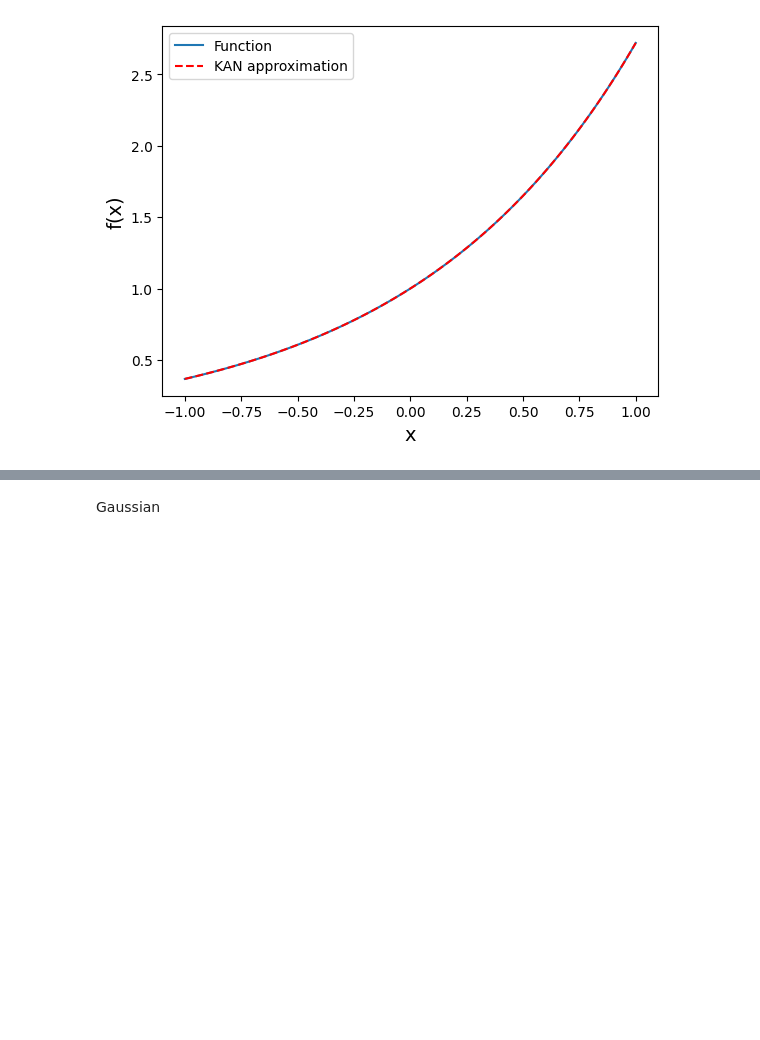
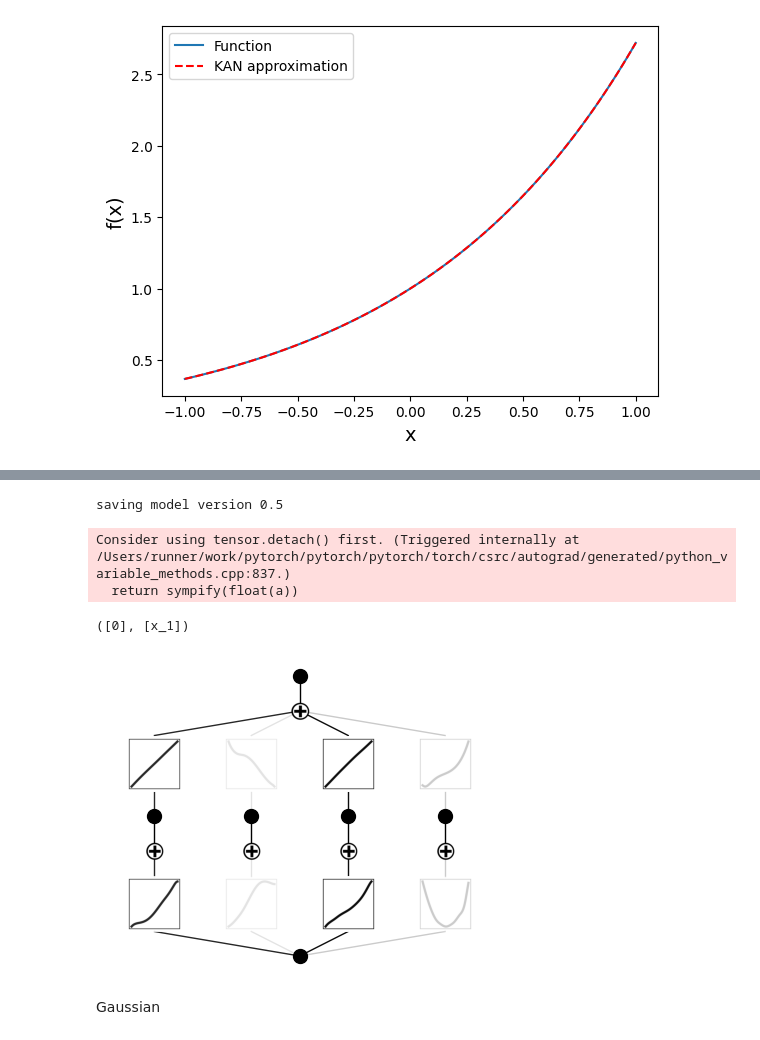
Before and after one commit to byang-nu/function_simulation, a Jupyter notebook: pykan_attempt.ipynb, the cells around one changed output, grey strips where cells are left out. Saved outputs shown, nothing was run; the diff lists cells and outputs as text; code cells hidden in the pictures; blank space fills up the shorter version.

```diff
--- a/pykan_attempt.ipynb
+++ b/pykan_attempt.ipynb
@@ -78,3 +136,13 @@ model_exp.plot(beta=100, in_vars=['x'], out_vars=['y'], title = 'Exponential')
+# %%
+model_exp = model_exp.prune()   # prune nodes and edges together
+model_exp.plot()
+model_exp.symbolic_formula()
+# %% [output]
+saving model version 0.5
+Consider using tensor.detach() first. (Triggered internally at /Users/runner/work/pytorch/pytorch/pytorch/torch/csrc/autograd/generated/python_variable_methods.cpp:837.)
+  return sympify(float(a))
+([0], [x_1])
+[figure, added]
 # %% [markdown]
 Gaussian
 # %%
```
Also changed, not shown: parts of 9 cells of this notebook.
